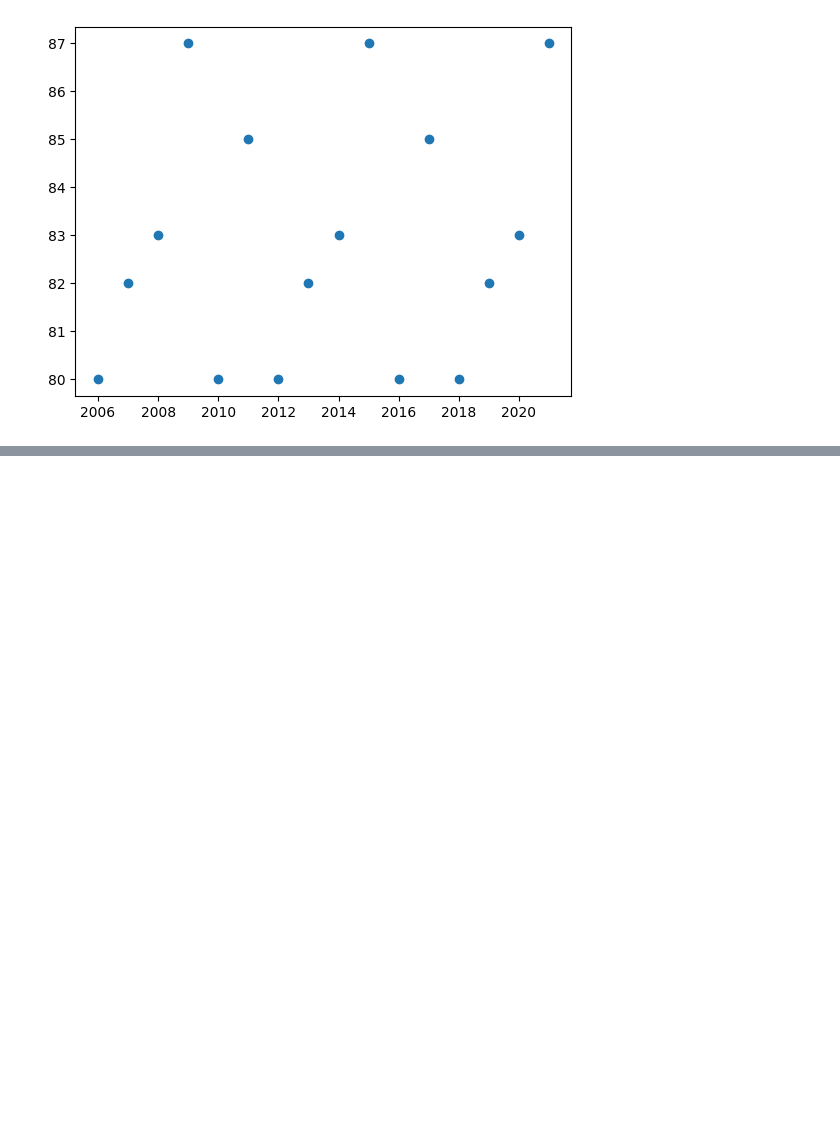
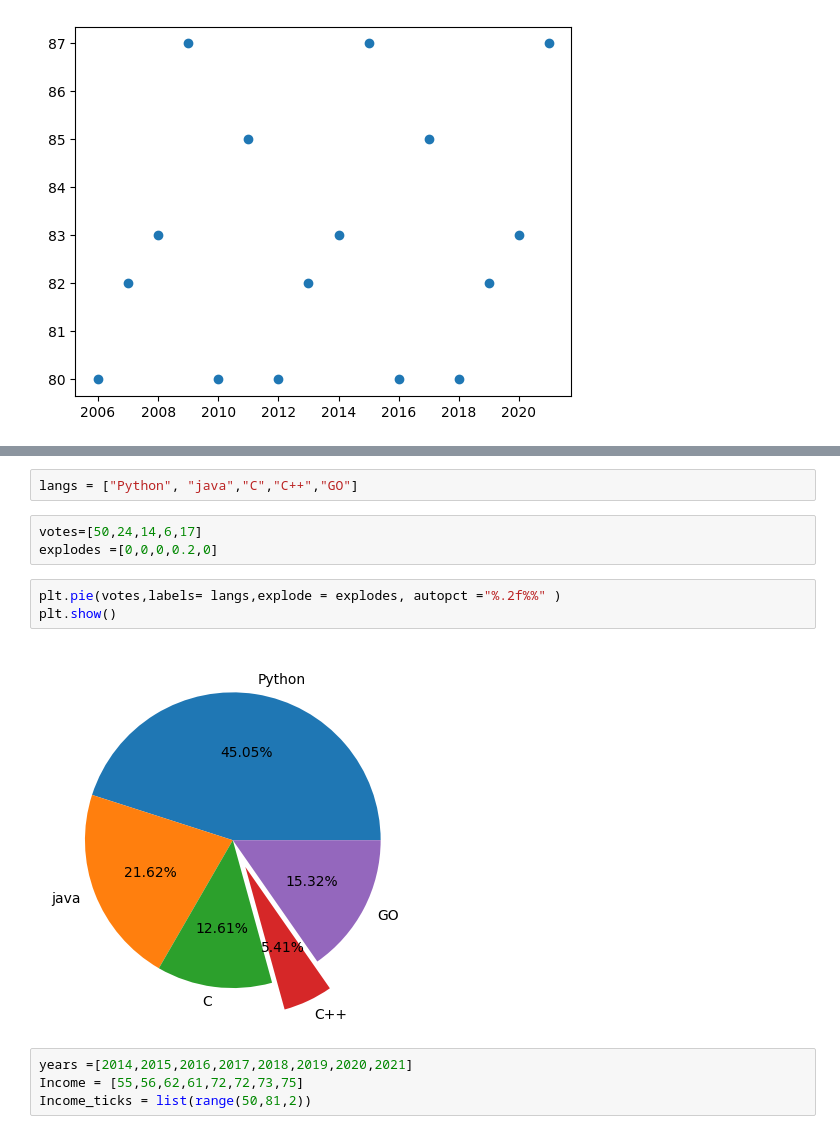
Before and after one commit to KomatiBhavaniSankar/Data-Visualization, a Jupyter notebook: Visual.ipynb, the cells around one changed output, grey strips where cells are left out. Cells and saved outputs as stored; diff of their text form; blank space fills up the shorter version.

```diff
--- a/Visual.ipynb
+++ b/Visual.ipynb
@@ -68,0 +71,14 @@ plt.show()
+# %%
+langs = ["Python", "java","C","C++","GO"]
+# %%
+votes=[50,24,14,6,17]
+explodes =[0,0,0,0.2,0]
+# %%
+plt.pie(votes,labels= langs,explode = explodes, autopct ="%.2f%%" )
+plt.show()
+# %% [output]
+[figure, added]
+# %%
+years =[2014,2015,2016,2017,2018,2019,2020,2021]
+Income = [55,56,62,61,72,72,73,75]
+Income_ticks = list(range(50,81,2))
```
Also changed, not shown: parts of 2 cells of this notebook.
